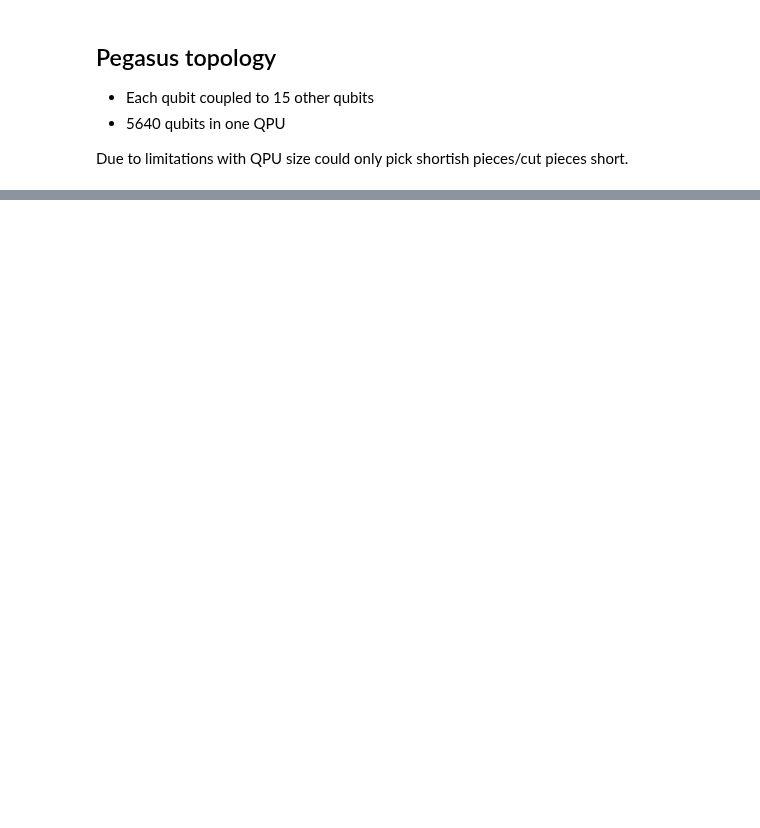
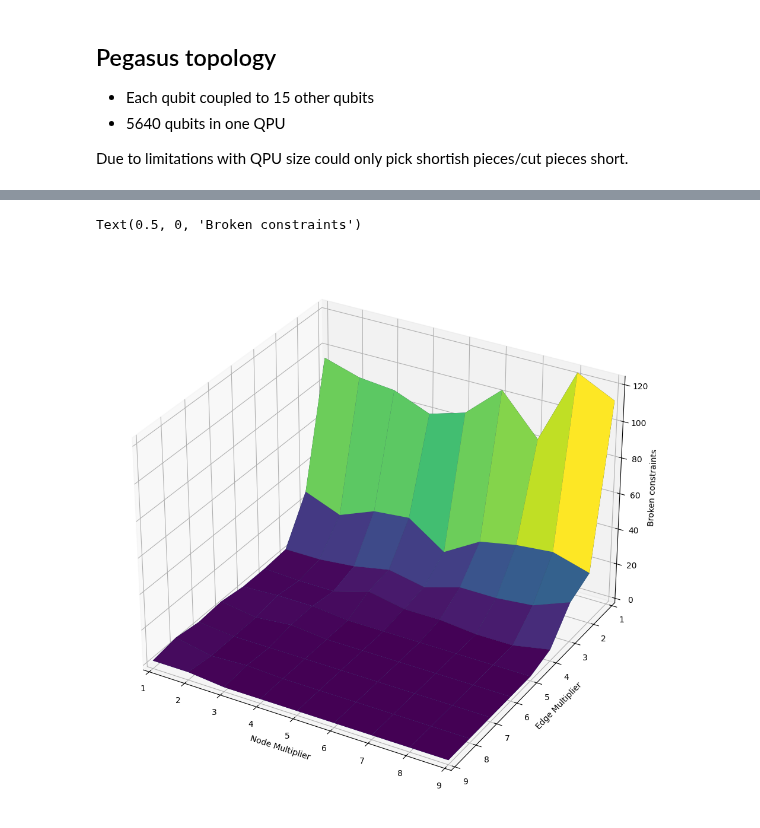
Before and after one commit to KirbyZX/PHYS4213, a Jupyter notebook: Code/LagrangeParameters.ipynb, the cells around one changed output, grey strips where cells are left out. Saved outputs shown, nothing was run; the diff lists cells and outputs as text; code cells hidden in the pictures; blank space fills up the shorter version.

```diff
--- a/Code/LagrangeParameters.ipynb
+++ b/Code/LagrangeParameters.ipynb
@@ -99,0 +90,37 @@ file.to_csv(dataPath+"lagrange-node.csv", index=False, mode="a", header=True)
+# %%
+data = pd.read_csv(dataPath + "lagrange.csv")
+
+grouped = (
+    data.groupby(["Node multiplier", "Edge multiplier"])
+    .mean(numeric_only=True)
+    .reset_index()
+)
+
+grouped["Broken"] = grouped["Overlaps"] + grouped["Duplicates"]
+
+# Extract unique X and Y values
+x = grouped["Node multiplier"].unique()
+y = grouped["Edge multiplier"].unique()
+
+x , y = np.meshgrid(x, y)
+z = grouped.pivot(index="Edge multiplier", columns="Node multiplier", values="Broken").values
+
+# Creating plot
+
+fig = plt.figure(figsize =(12, 12))
+ax = plt.axes(projection ='3d')
+ax.plot_surface(x, y, z)
+
+ax.plot_surface(x, y, z, cmap='viridis')
+
+#ax.view_init(elev=30, azim=45)
+
+ax.set_xlim(1, 9)
+ax.set_ylim(9, 1)
+# Add labels
+ax.set_xlabel("Node Multiplier")
+ax.set_ylabel("Edge Multiplier")
+ax.set_zlabel("Broken constraints")
+# %% [output]
+Text(0.5, 0, 'Broken constraints')
+[figure, added]
```
Also changed, not shown: parts of 6 cells of this notebook, 9 other files.
